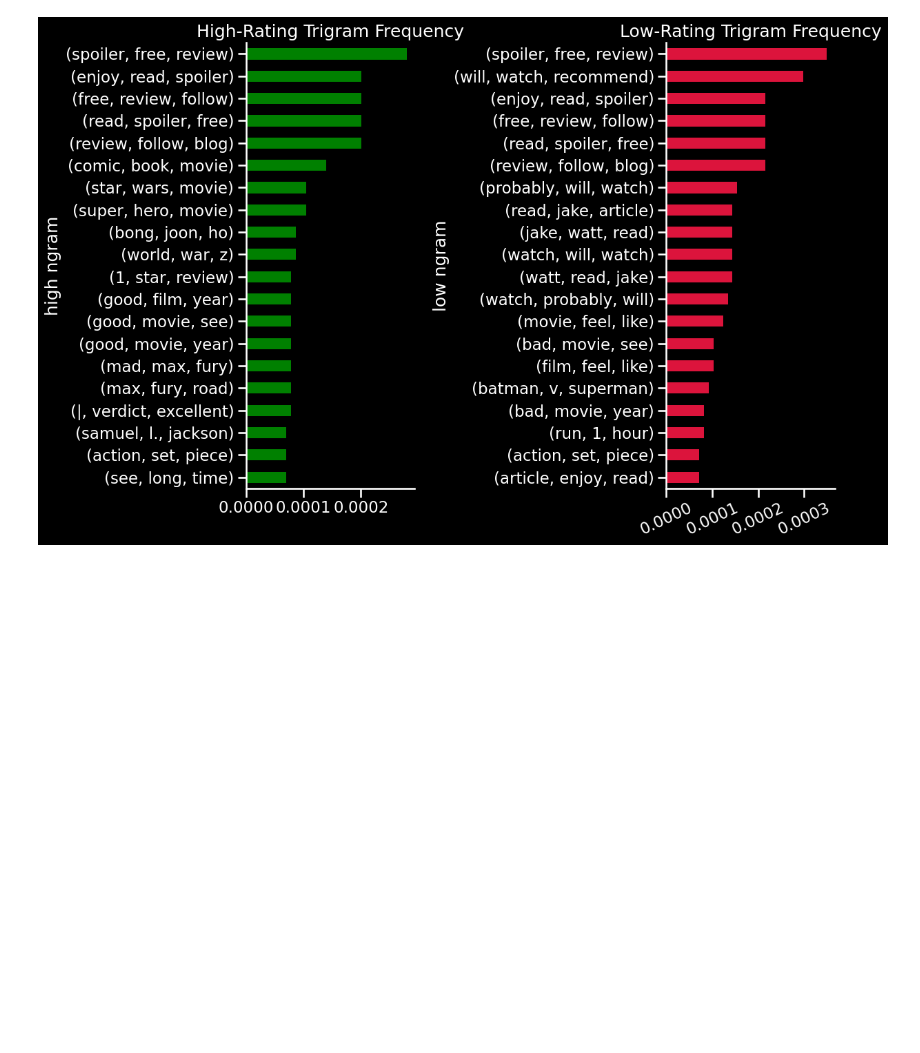
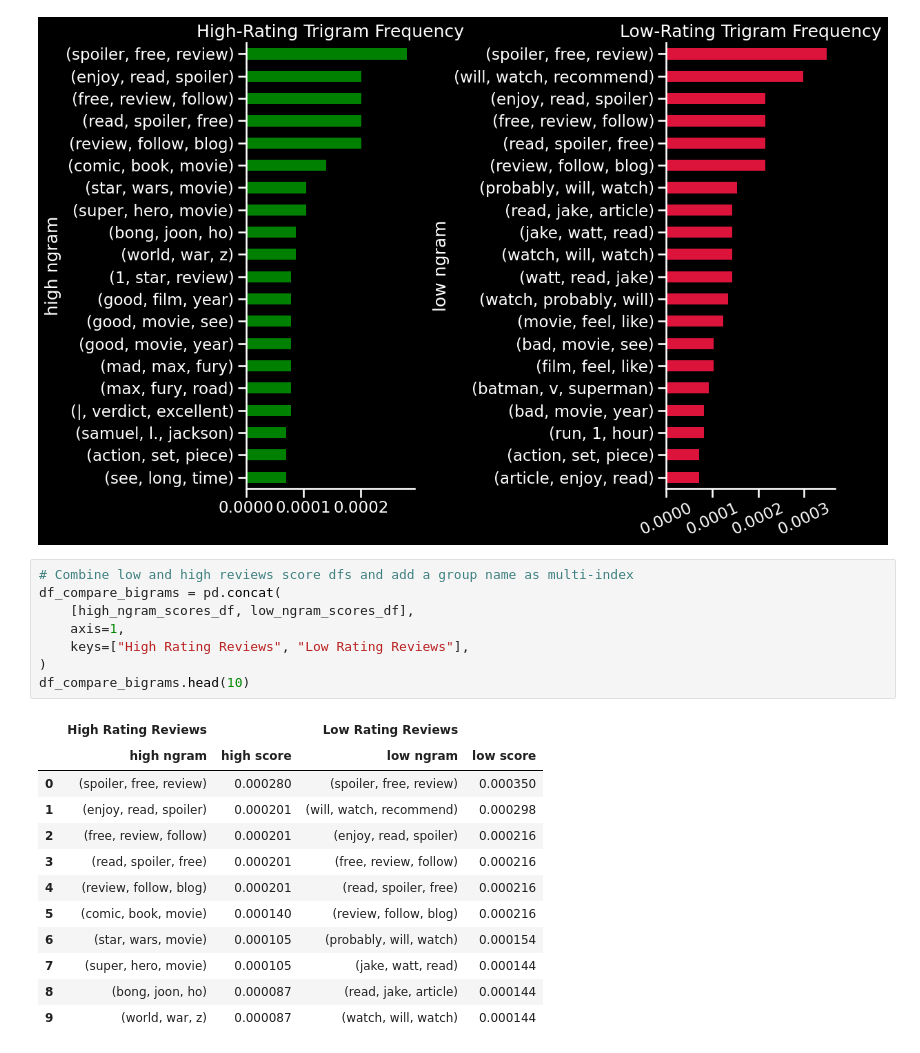
Before and after one commit to carlolopez03/IMDB-Movie-Prediction, a Jupyter notebook: NLP EDA.ipynb, the cells around one changed output. Saved outputs shown, nothing was run; the diff lists cells and outputs as text; blank space fills up the shorter version.

```diff
--- a/Part5.ipynb
+++ b/NLP EDA.ipynb
@@ -597,3 +618,24 @@ with plt.style.context(['dark_background',]):
         fig = plot_group_ngrams(low_ngram_scores_df, high_ngram_scores_df)
 # %% [output]
 [figure]
+# %%
+# Combine low and high reviews score dfs and add a group name as multi-index
+df_compare_bigrams = pd.concat(
+    [high_ngram_scores_df, low_ngram_scores_df],
+    axis=1,
+    keys=["High Rating Reviews", "Low Rating Reviews"],
+)
+df_compare_bigrams.head(10)
+# %% [output]
+|  | High Rating Reviews |  | Low Rating Reviews |  |
+|  | high ngram | high score | low ngram | low score |
+| 0 | (spoiler, free, review) | 0.000280 | (spoiler, free, review) | 0.000350 |
+| 1 | (enjoy, read, spoiler) | 0.000201 | (will, watch, recommend) | 0.000298 |
+| 2 | (free, review, follow) | 0.000201 | (enjoy, read, spoiler) | 0.000216 |
+| 3 | (read, spoiler, free) | 0.000201 | (free, review, follow) | 0.000216 |
+| 4 | (review, follow, blog) | 0.000201 | (read, spoiler, free) | 0.000216 |
+| 5 | (comic, book, movie) | 0.000140 | (review, follow, blog) | 0.000216 |
+| 6 | (star, wars, movie) | 0.000105 | (probably, will, watch) | 0.000154 |
+| 7 | (super, hero, movie) | 0.000105 | (jake, watt, read) | 0.000144 |
+| 8 | (bong, joon, ho) | 0.000087 | (read, jake, article) | 0.000144 |
+| 9 | (world, war, z) | 0.000087 | (watch, will, watch) | 0.000144 |
```
Also changed, not shown: parts of 4 cells of this notebook, 2 other files.
